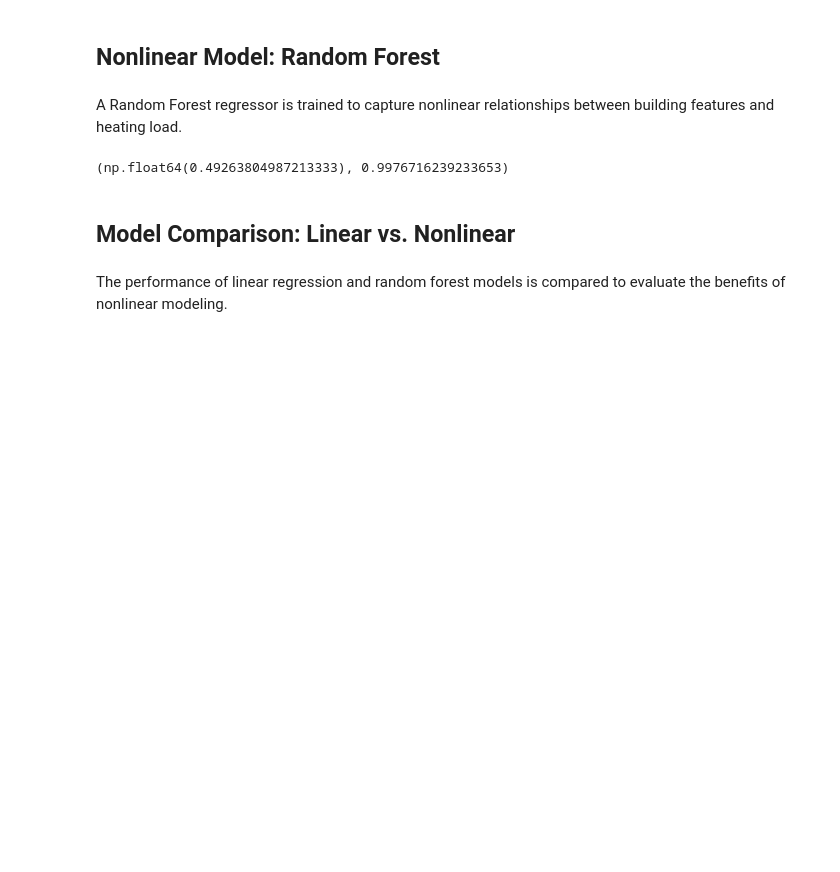
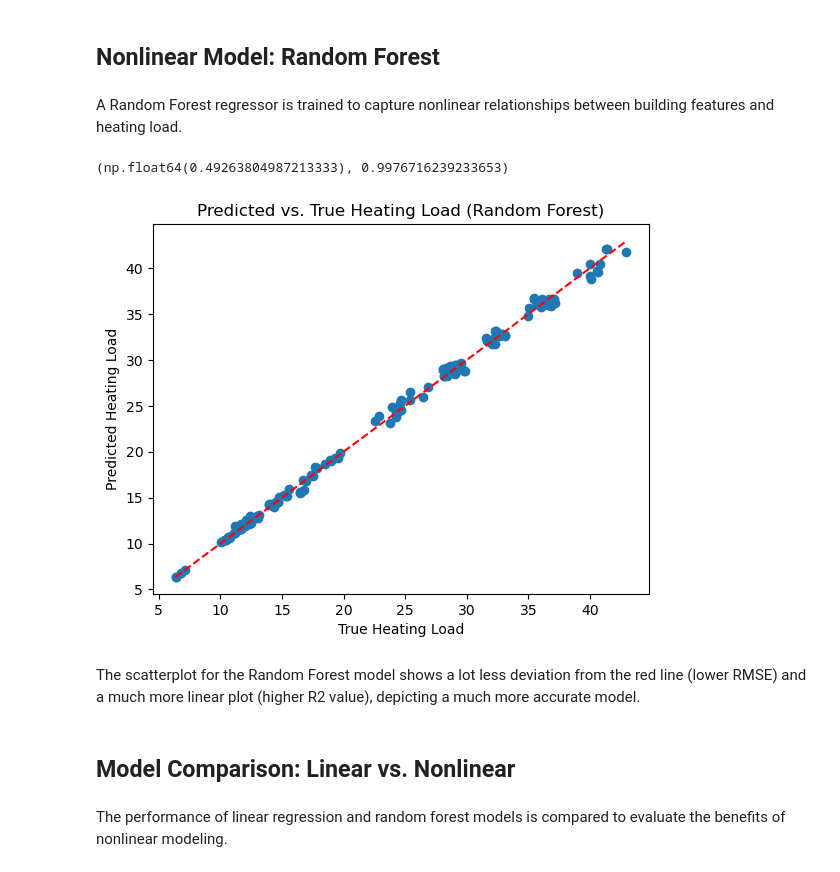
Before and after one commit to RT323/ml-mech-portfolio, a Jupyter notebook: projects/01-energy-efficiency-regression/notebooks/01_energy_efficiency_regression.ipynb, the cells around one changed output. Cells and saved outputs as stored; diff of their text form; code cells hidden in the pictures; blank space fills up the shorter version.

Commit message:
Add Random Forest model and comparison w/ graphs

```diff
--- a/projects/01-energy-efficiency-regression/notebooks/01_energy_efficiency_regression.ipynb
+++ b/projects/01-energy-efficiency-regression/notebooks/01_energy_efficiency_regression.ipynb
@@ -312,6 +313,48 @@ r2_rf = r2_score(y_test, y_pred_rf)
 rmse_rf, r2_rf
 # %% [output]
 (np.float64(0.49263804987213333), 0.9976716239233653)
+# %%
+import pandas as pd
+import numpy as np
+import matplotlib.pyplot as plt
+
+df = pd.read_excel("../data/raw/energy_efficiency.xlsx")
+df.columns = [
+    "Relative Compactness",
+    "Surface Area",
+    "Wall Area",
+    "Roof Area",
+    "Overall Height",
+    "Orientation",
+    "Glazing Area",
+    "Glazing Area Distribution",
+    "Heating Load",
+    "Cooling Load"
+]
+
+from sklearn.model_selection import train_test_split
+
+X = df.drop(columns=["Heating Load", "Cooling Load"])
+y = df["Heating Load"]
+
+X_train, X_test, y_train, y_test = train_test_split(
+    X, y, test_size = 0.2, random_state=42
+)
+
+plt.scatter(y_test, y_pred_rf)
+plt.xlabel("True Heating Load")
+plt.ylabel("Predicted Heating Load")
+plt.title("Predicted vs. True Heating Load (Random Forest)")
+plt.plot(
+    [y_test.min(), y_test.max()],
+    [y_test.min(), y_test.max()],
+    "r--"
+)
+plt.show()
+# %% [output]
+[figure, added]
+# %% [markdown]
+The scatterplot for the Random Forest model shows a lot less deviation from the red line (lower RMSE) and a much more linear plot (higher R2 value), depicting a much more accurate model.
 # %% [markdown]
 ## Model Comparison: Linear vs. Nonlinear
 # %% [markdown]
```
Also changed, not shown: parts of 3 cells of this notebook.
